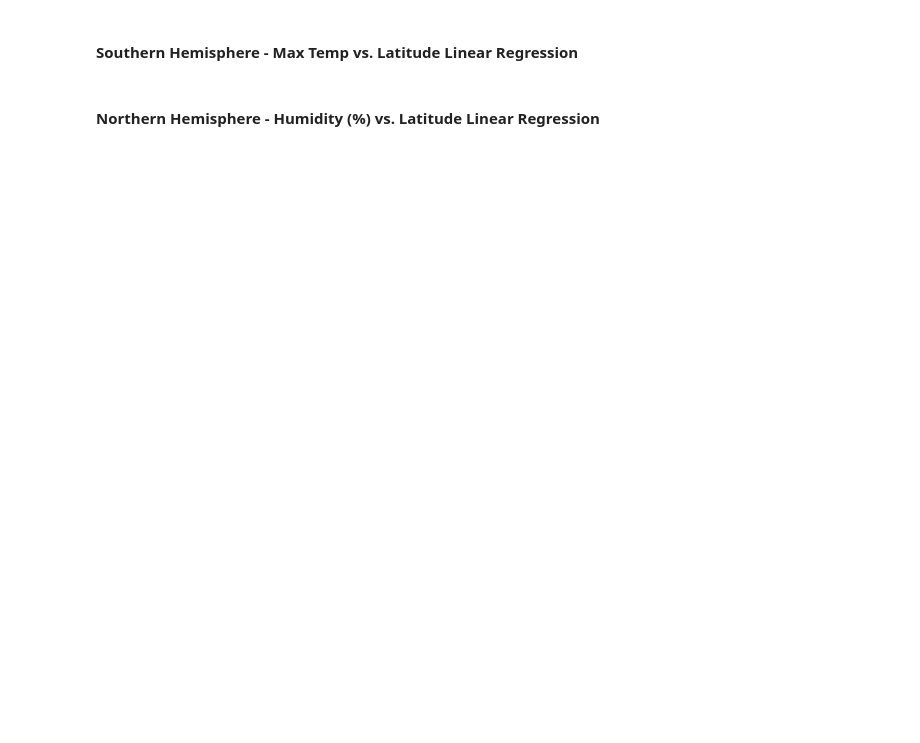
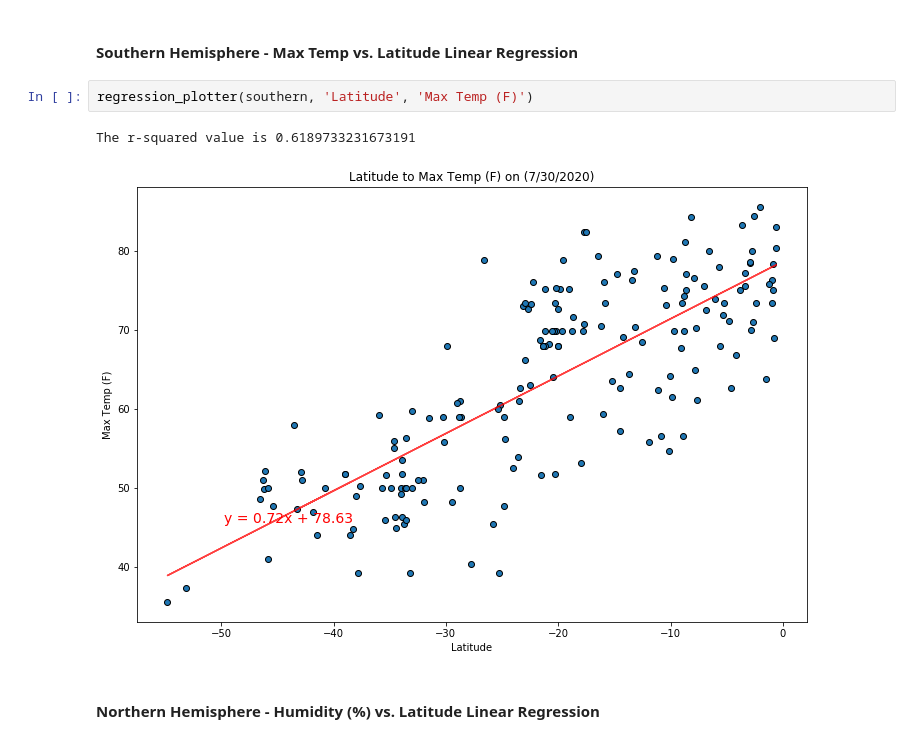
Before and after one commit to troypramsey/python-api-challenge, a Jupyter notebook: WeatherPy/WeatherPy.ipynb, the cells around one changed output. Saved outputs shown, nothing was run; the diff lists cells and outputs as text; blank space fills up the shorter version.

```diff
--- a/WeatherPy/WeatherPy.ipynb
+++ b/WeatherPy/WeatherPy.ipynb
@@ -167,4 +187,9 @@ scatter_builder('Latitude', 'Wind (mph)')
 # %% [markdown]
 ####  Southern Hemisphere - Max Temp vs. Latitude Linear Regression
+# %%
+regression_plotter(southern, 'Latitude', 'Max Temp (F)')
+# %% [output]
+The r-squared value is 0.6189733231673191
+[figure, added]
 # %% [markdown]
 ####  Northern Hemisphere - Humidity (%) vs. Latitude Linear Regression
```
Also changed, not shown: parts of 32 cells of this notebook, 1 other file.
